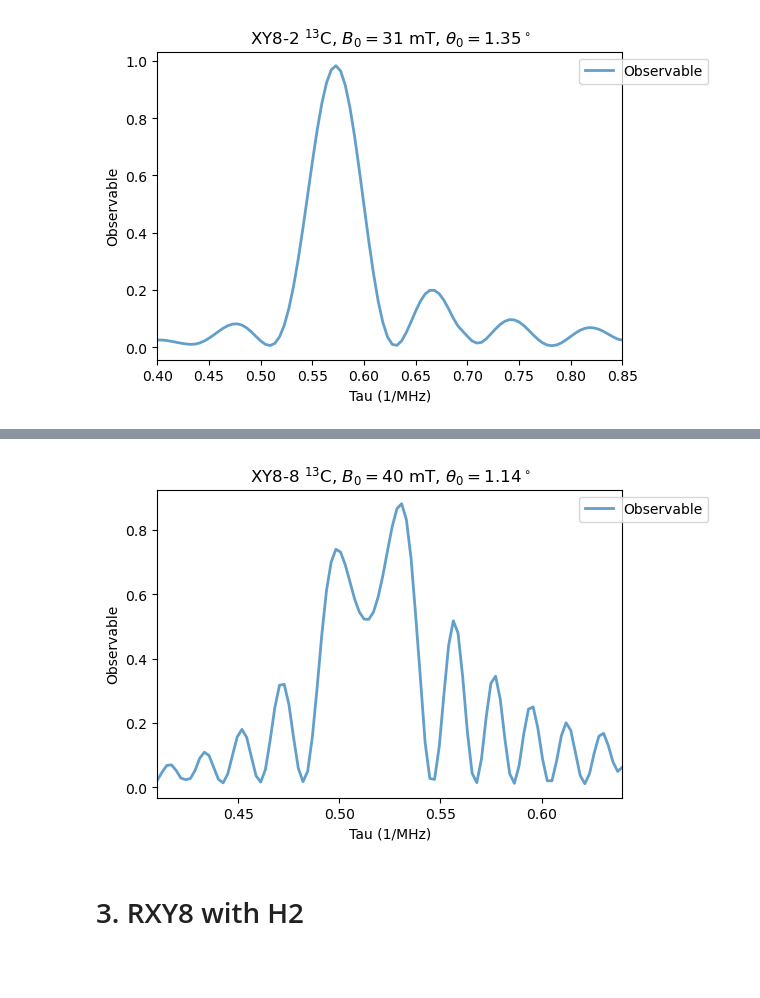
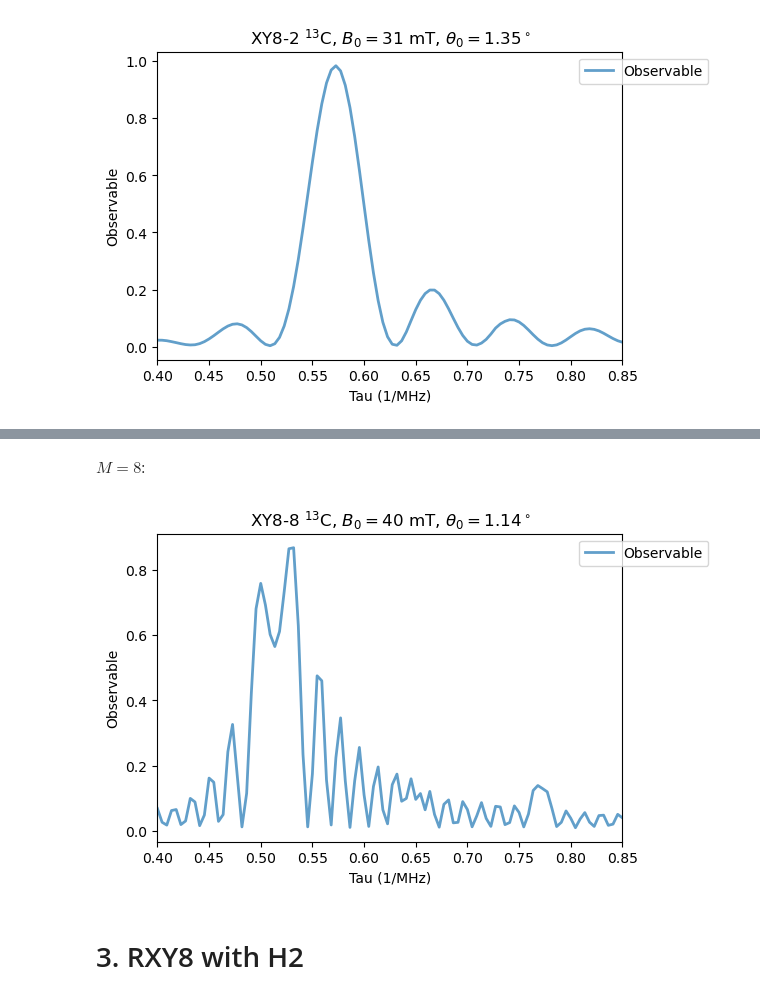
Before and after one commit to QISS-HZB/QuaCCAToo, a Jupyter notebook: docs/tutorials/03_NV_ambiguous_resonances.ipynb, the cells around one changed output, grey strips where cells are left out. Drawn from its saved outputs; the diff is of its cells as text; code cells hidden in the pictures; blank space fills up the shorter version.

```diff
--- a/docs/tutorials/03_NV_ambiguous_resonances.ipynb
+++ b/docs/tutorials/03_NV_ambiguous_resonances.ipynb
@@ -265,12 +263,5 @@ Now, we keep the field constant and increase the order, as in Fig. 4(b).
 # %%
-XY8_13C  = XY8(
-    M=4,
-    free_duration = np.linspace(.41, .64, 100),
-    pi_pulse_duration = 1/2/w1,
-    system = qsys,
-    H1 = w1*qsys.MW_H1,
-    pulse_params = {'f_pulse': qsys.MW_freqs[1]}
-)
+XY8_13C.M = 4
 
 XY8_13C.run()
 Analysis(XY8_13C).plot_results(title=r'XY8-4 $^{13}$C, $B_0=40$ mT, $\theta_0=1.14^\circ$')
@@ -279,12 +272,5 @@ Analysis(XY8_13C).plot_results(title=r'XY8-4 $^{13}$C, $B_0=40$ mT, $\theta_0=1.
 # %%
-XY8_13C  = XY8(
-    M=6,
-    free_duration = np.linspace(.41, .64, 100),
-    pi_pulse_duration = 1/2/w1,
-    system = qsys,
-    H1 = w1*qsys.MW_H1,
-    pulse_params = {'f_pulse': qsys.MW_freqs[1]}
-)
+XY8_13C.M = 6
 
 XY8_13C.run()
 Analysis(XY8_13C).plot_results(title=r'XY8-6 $^{13}$C, $B_0=40$ mT, $\theta_0=1.14^\circ$')
@@ -293,17 +279,12 @@ Analysis(XY8_13C).plot_results(title=r'XY8-6 $^{13}$C, $B_0=40$ mT, $\theta_0=1.
+# %% [markdown]
+$M=8$:
 # %%
-XY8_13C  = XY8(
-    M=8,
-    free_duration = np.linspace(.41, .64, 100),
-    pi_pulse_duration = 1/2/w1,
-    system = qsys,
-    H1 = w1*qsys.MW_H1,
-    pulse_params = {'f_pulse': qsys.MW_freqs[1]}
-)
+XY8_13C.M = 8
 
 XY8_13C.run()
 Analysis(XY8_13C).plot_results(title=r'XY8-8 $^{13}$C, $B_0=40$ mT, $\theta_0=1.14^\circ$')
 # %% [output]
-[figure, old version]
+[figure, new version]
 # %% [markdown]
 # 3. RXY8 with H2
 # %% [markdown]
```
Also changed, not shown: parts of 16 cells of this notebook, 1 other file.
